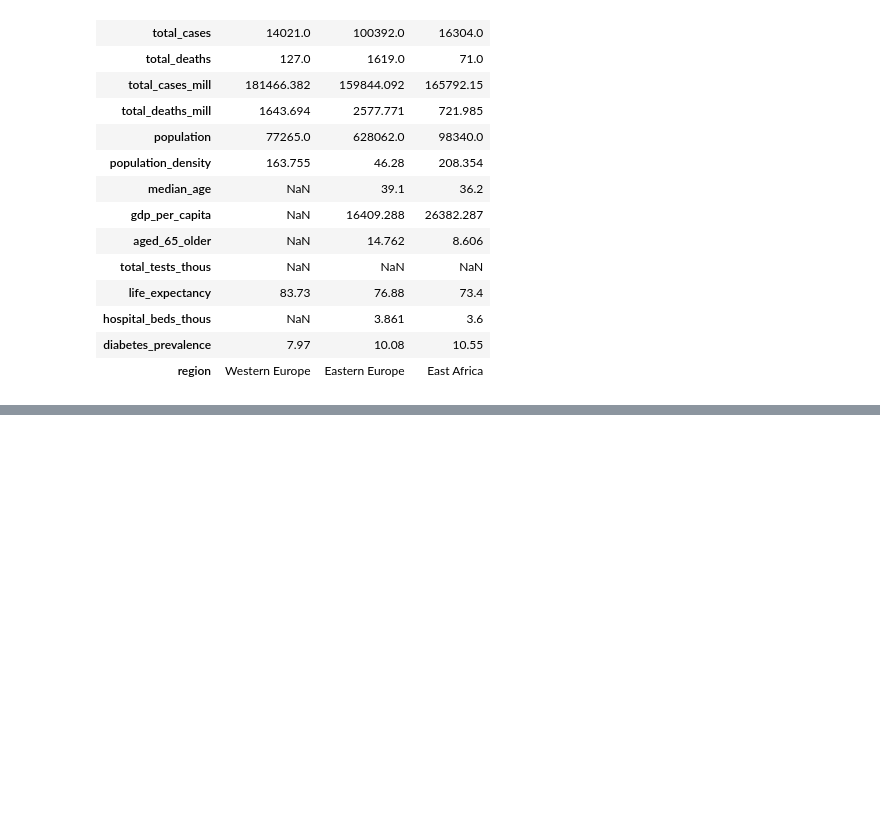
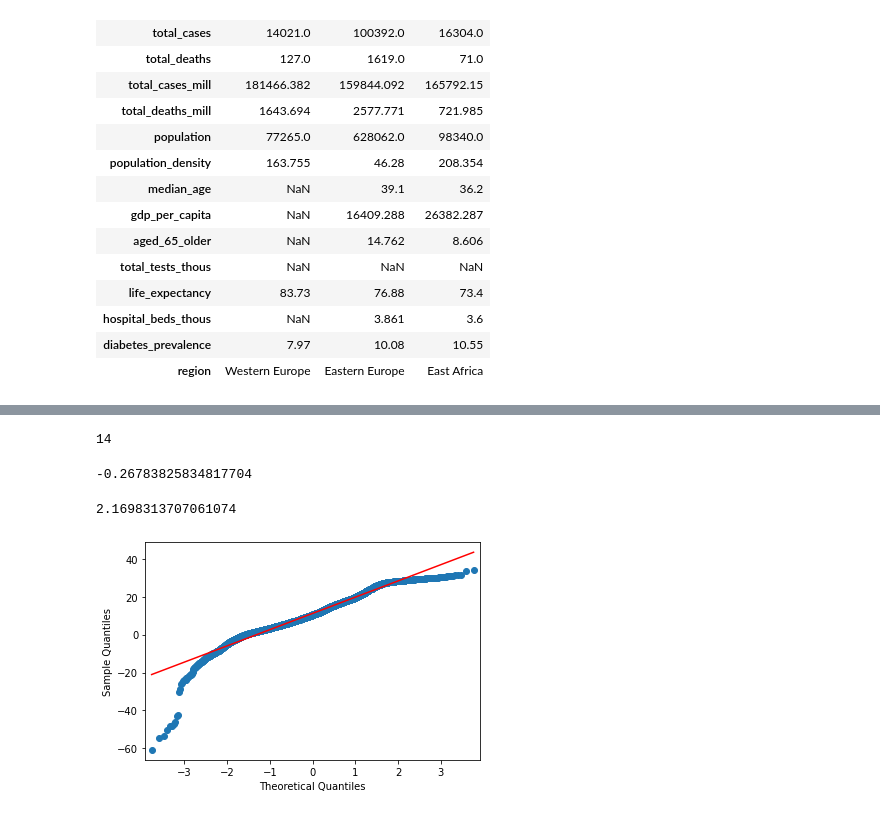
Before and after one commit to alextanhongpin/data-cleaning-and-exploration-with-machine-learning, a Jupyter notebook: 01-basic.ipynb, the cells around one changed output, grey strips where cells are left out. Saved outputs shown, nothing was run; the diff lists cells and outputs as text; code cells hidden in the pictures; blank space fills up the shorter version.

```diff
--- a/01-basic.ipynb
+++ b/01-basic.ipynb
@@ -530,0 +620,4 @@ covid_totals.loc[covid_totals.total_cases_mill > extreme_value_high].T
+# %%
+# The land temperature dataset contains the average temperature readings (in Celsius) in 2019 from 12,000 stations around the wordl.
+land_temps = pd.read_csv("./data/landtemps2019avgs.csv")
+land_temps.avgtemp.describe(percentiles=[0.05, 0.1, 0.25, 0.5, 0.75, 0.9, 0.95])
@@ -530,0 +638,17 @@ covid_totals.loc[covid_totals.total_cases_mill > extreme_value_high].T
+# %%
+# 14 stations has temperature reading less than -25 degree Celsius.
+land_temps.loc[land_temps.avgtemp < -25, "avgtemp"].count()
+# %% [output]
+14
+# %%
+land_temps.avgtemp.skew()
+# %% [output]
+-0.26783825834817704
+# %%
+land_temps.avgtemp.kurtosis()
+# %% [output]
+2.1698313707061074
+# %%
+_ = sm.qqplot(land_temps.avgtemp.sort_values().dropna(), line="s")
+# %% [output]
+[figure, added]
```
Also changed, not shown: parts of 13 cells of this notebook.
